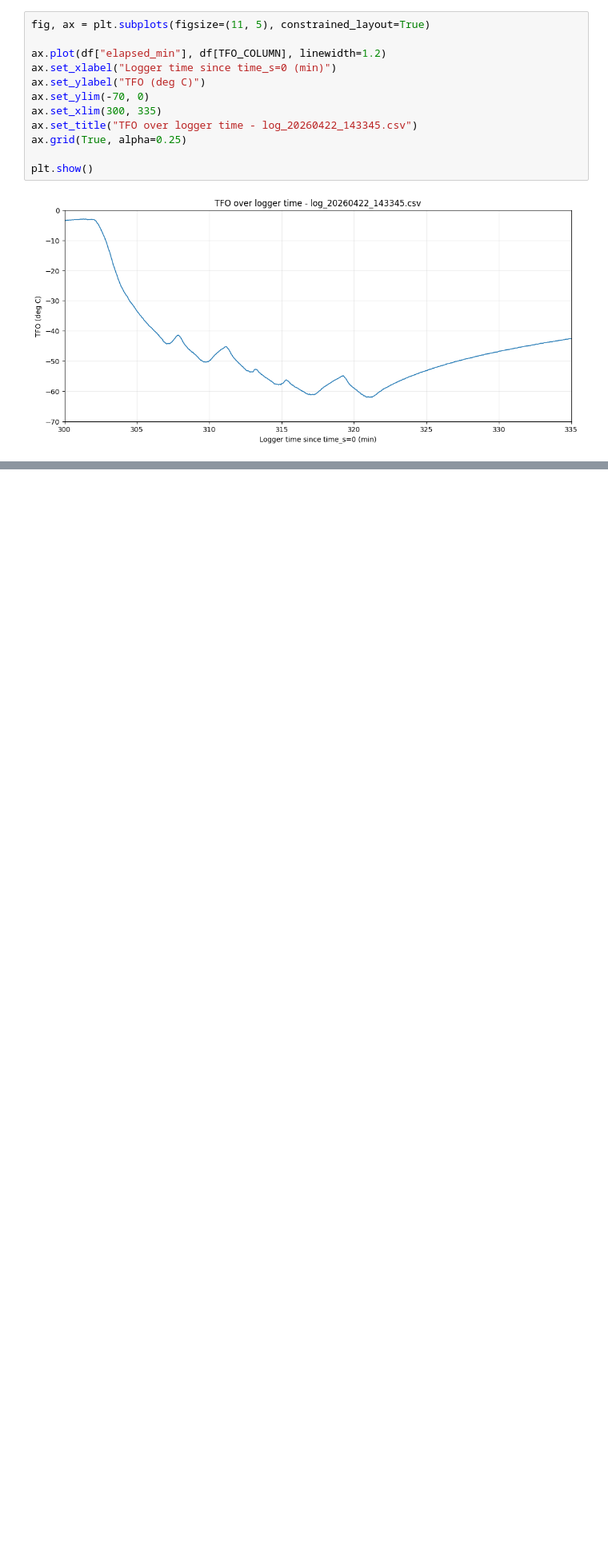
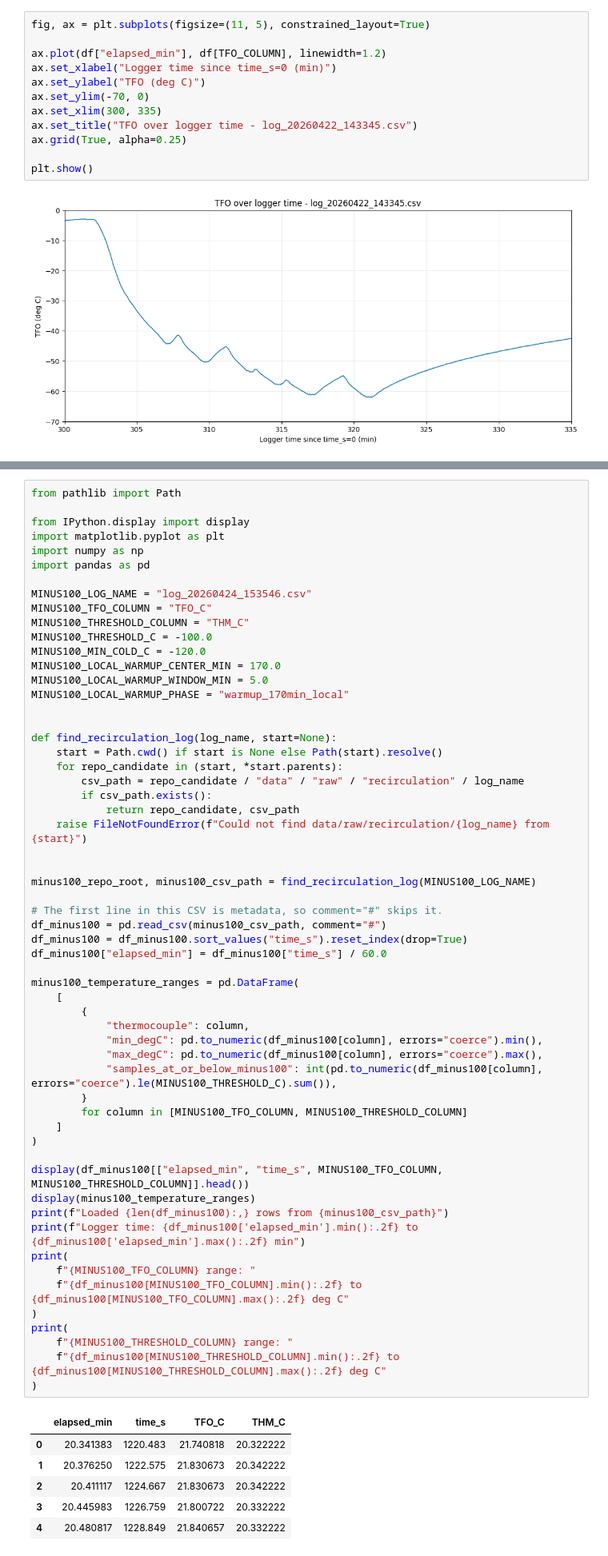
Before and after one commit to Pocar-Lab/hfe-system, a Jupyter notebook: analysis/notebooks/recirculation_trendline.ipynb, the cells around one changed output, grey strips where cells are left out. Shown at 80% size. Saved outputs shown, nothing was run; the diff lists cells and outputs as text; blank space fills up the shorter version.

```diff
--- a/analysis/notebooks/recirculation_trendline.ipynb
+++ b/analysis/notebooks/recirculation_trendline.ipynb
@@ -151,0 +154,65 @@ plt.show()
+# %%
+from pathlib import Path
+
+from IPython.display import display
+import matplotlib.pyplot as plt
+import numpy as np
+import pandas as pd
+
+MINUS100_LOG_NAME = "log_20260424_153546.csv"
+MINUS100_TFO_COLUMN = "TFO_C"
+MINUS100_THRESHOLD_COLUMN = "THM_C"
+MINUS100_THRESHOLD_C = -100.0
+MINUS100_MIN_COLD_C = -120.0
+MINUS100_LOCAL_WARMUP_CENTER_MIN = 170.0
+MINUS100_LOCAL_WARMUP_WINDOW_MIN = 5.0
+MINUS100_LOCAL_WARMUP_PHASE = "warmup_170min_local"
+
+
+def find_recirculation_log(log_name, start=None):
+    start = Path.cwd() if start is None else Path(start).resolve()
+    for repo_candidate in (start, *start.parents):
+        csv_path = repo_candidate / "data" / "raw" / "recirculation" / log_name
+        if csv_path.exists():
+            return repo_candidate, csv_path
+    raise FileNotFoundError(f"Could not find data/raw/recirculation/{log_name} from {start}")
+
+
+minus100_repo_root, minus100_csv_path = find_recirculation_log(MINUS100_LOG_NAME)
+
+# The first line in this CSV is metadata, so comment="#" skips it.
+df_minus100 = pd.read_csv(minus100_csv_path, comment="#")
+df_minus100 = df_minus100.sort_values("time_s").reset_index(drop=True)
+df_minus100["elapsed_min"] = df_minus100["time_s"] / 60.0
+
+minus100_temperature_ranges = pd.DataFrame(
+    [
+        {
+            "thermocouple": column,
+            "min_degC": pd.to_numeric(df_minus100[column], errors="coerce").min(),
+            "max_degC": pd.to_numeric(df_minus100[column], errors="coerce").max(),
+            "samples_at_or_below_minus100": int(pd.to_numeric(df_minus100[column], errors="coerce").le(MINUS100_THRESHOLD_C).sum()),
+        }
+        for column in [MINUS100_TFO_COLUMN, MINUS100_THRESHOLD_COLUMN]
+    ]
+)
+
+display(df_minus100[["elapsed_min", "time_s", MINUS100_TFO_COLUMN, MINUS100_THRESHOLD_COLUMN]].head())
+display(minus100_temperature_ranges)
+print(f"Loaded {len(df_minus100):,} rows from {minus100_csv_path}")
+print(f"Logger time: {df_minus100['elapsed_min'].min():.2f} to {df_minus100['elapsed_min'].max():.2f} min")
+print(
+    f"{MINUS100_TFO_COLUMN} range: "
+    f"{df_minus100[MINUS100_TFO_COLUMN].min():.2f} to {df_minus100[MINUS100_TFO_COLUMN].max():.2f} deg C"
+)
+print(
+    f"{MINUS100_THRESHOLD_COLUMN} range: "
+    f"{df_minus100[MINUS100_THRESHOLD_COLUMN].min():.2f} to {df_minus100[MINUS100_THRESHOLD_COLUMN].max():.2f} deg C"
+)
+# %% [output]
+|  | elapsed_min | time_s | TFO_C | THM_C |
+| 0 | 20.341383 | 1220.483 | 21.740818 | 20.322222 |
+| 1 | 20.376250 | 1222.575 | 21.830673 | 20.342222 |
+| 2 | 20.411117 | 1224.667 | 21.830673 | 20.342222 |
+| 3 | 20.445983 | 1226.759 | 21.800722 | 20.332222 |
+| 4 | 20.480817 | 1228.849 | 21.840657 | 20.332222 |
```
Also changed, not shown: parts of 7 cells of this notebook, 9 other files.
